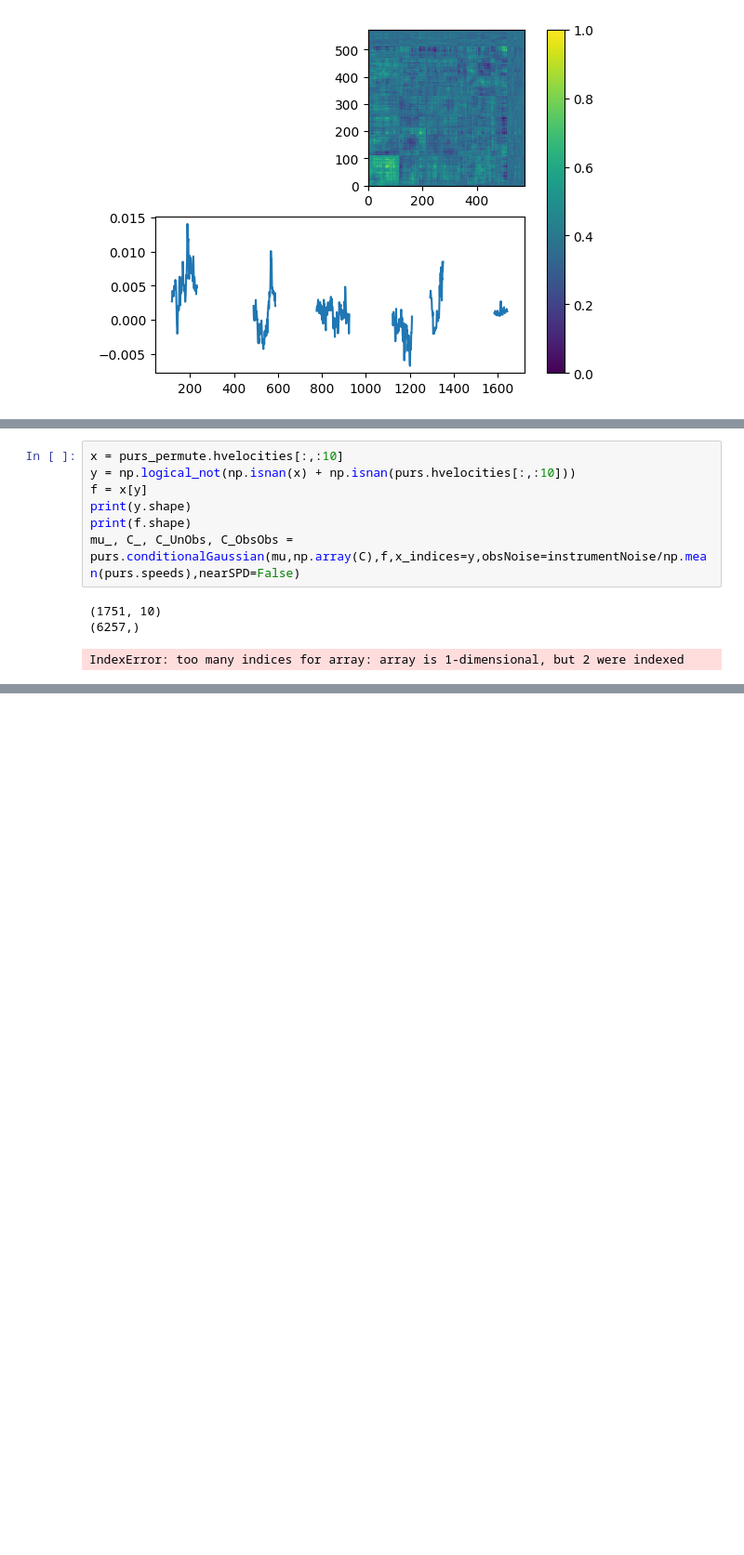
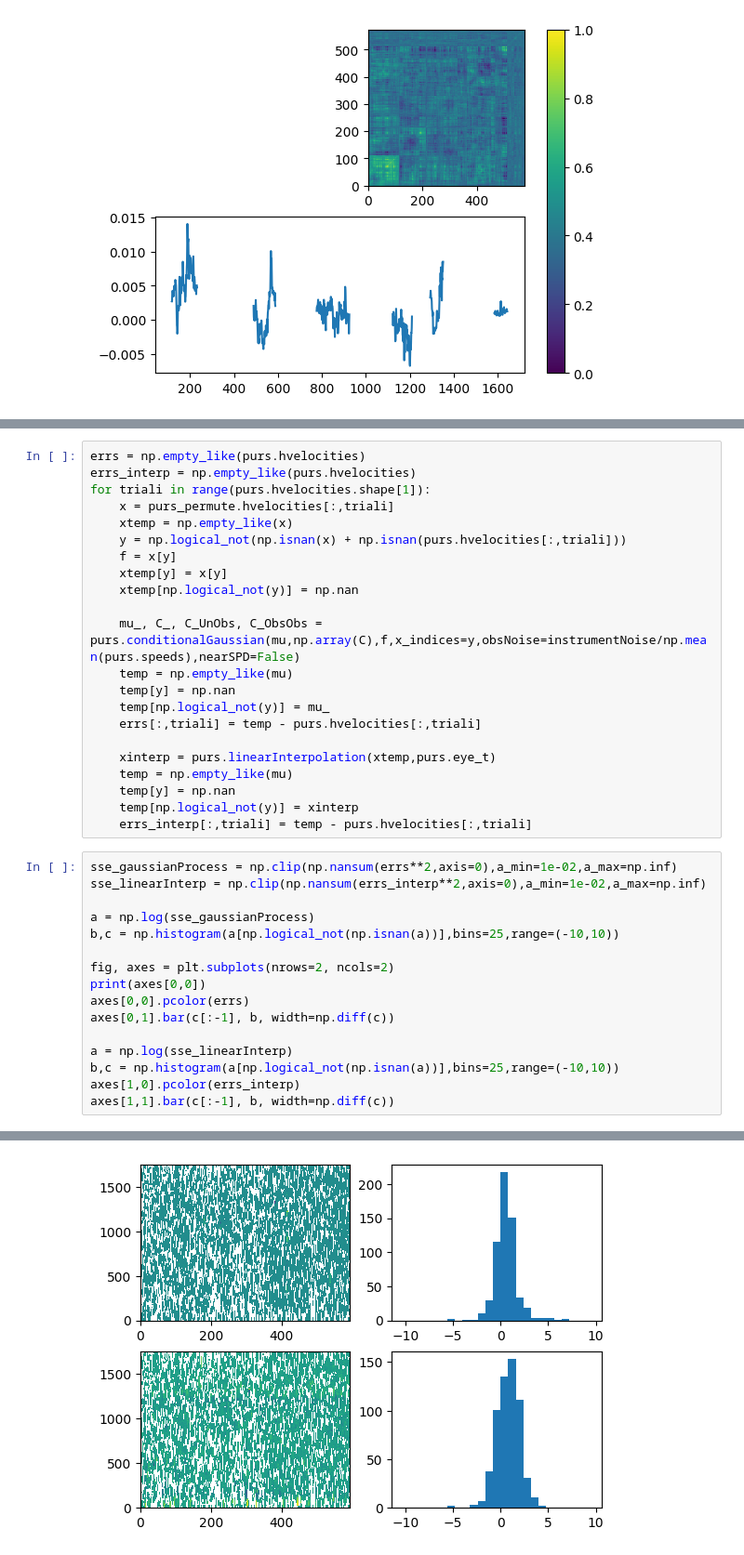
Before and after one commit to swegger/ReadMaestro, a Jupyter notebook: readExample.ipynb, the cells around one changed output, grey strips where cells are left out. Shown at 93% size. Cells and saved outputs as stored; diff of their text form; blank space fills up the shorter version.

```diff
--- a/readExample.ipynb
+++ b/readExample.ipynb
@@ -258,11 +281,39 @@ axes[1].set_ylim(-0.4, 0.4)
 # %%
-x = purs_permute.hvelocities[:,:10]
-y = np.logical_not(np.isnan(x) + np.isnan(purs.hvelocities[:,:10]))
-f = x[y]
-print(y.shape)
-print(f.shape)
-mu_, C_, C_UnObs, C_ObsObs = purs.conditionalGaussian(mu,np.array(C),f,x_indices=y,obsNoise=instrumentNoise/np.mean(purs.speeds),nearSPD=False)
+errs = np.empty_like(purs.hvelocities)
+errs_interp = np.empty_like(purs.hvelocities)
+for triali in range(purs.hvelocities.shape[1]):
+    x = purs_permute.hvelocities[:,triali]
+    xtemp = np.empty_like(x)
+    y = np.logical_not(np.isnan(x) + np.isnan(purs.hvelocities[:,triali]))
+    f = x[y]
+    xtemp[y] = x[y]
+    xtemp[np.logical_not(y)] = np.nan
+
+    mu_, C_, C_UnObs, C_ObsObs = purs.conditionalGaussian(mu,np.array(C),f,x_indices=y,obsNoise=instrumentNoise/np.mean(purs.speeds),nearSPD=False)
+    temp = np.empty_like(mu)
+    temp[y] = np.nan
+    temp[np.logical_not(y)] = mu_
+    errs[:,triali] = temp - purs.hvelocities[:,triali]
+
+    xinterp = purs.linearInterpolation(xtemp,purs.eye_t)
+    temp = np.empty_like(mu)
+    temp[y] = np.nan
+    temp[np.logical_not(y)] = xinterp
+    errs_interp[:,triali] = temp - purs.hvelocities[:,triali]
-# %% [output]
-(1751, 10)
-(6257,)
-IndexError: too many indices for array: array is 1-dimensional, but 2 were indexed
+# %%
+sse_gaussianProcess = np.clip(np.nansum(errs**2,axis=0),a_min=1e-02,a_max=np.inf)
+sse_linearInterp = np.clip(np.nansum(errs_interp**2,axis=0),a_min=1e-02,a_max=np.inf)
+
+a = np.log(sse_gaussianProcess)
+b,c = np.histogram(a[np.logical_not(np.isnan(a))],bins=25,range=(-10,10))
+
+fig, axes = plt.subplots(nrows=2, ncols=2)
+print(axes[0,0])
+axes[0,0].pcolor(errs)
+axes[0,1].bar(c[:-1], b, width=np.diff(c))
+
+a = np.log(sse_linearInterp)
+b,c = np.histogram(a[np.logical_not(np.isnan(a))],bins=25,range=(-10,10))
+axes[1,0].pcolor(errs_interp)
+axes[1,1].bar(c[:-1], b, width=np.diff(c))
+# %% [output]
@@ -268,0 +322 @@ IndexError: too many indices for array: array is 1-dimensional, but 2 were index
+[figure, added]
```
Also changed, not shown: parts of 10 cells of this notebook, 1 other file.
